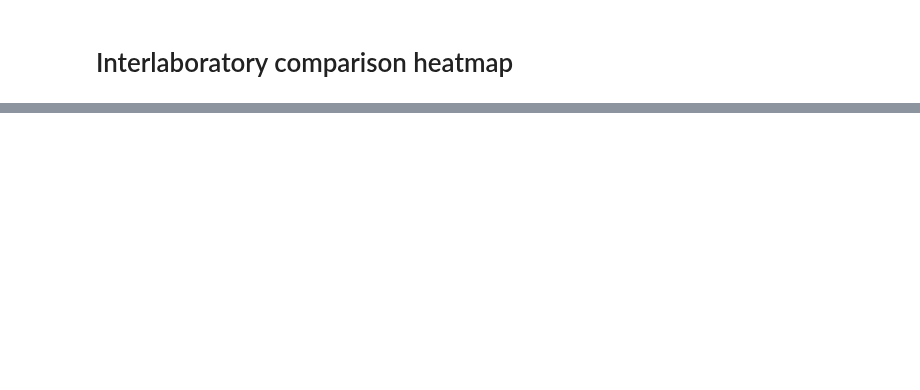
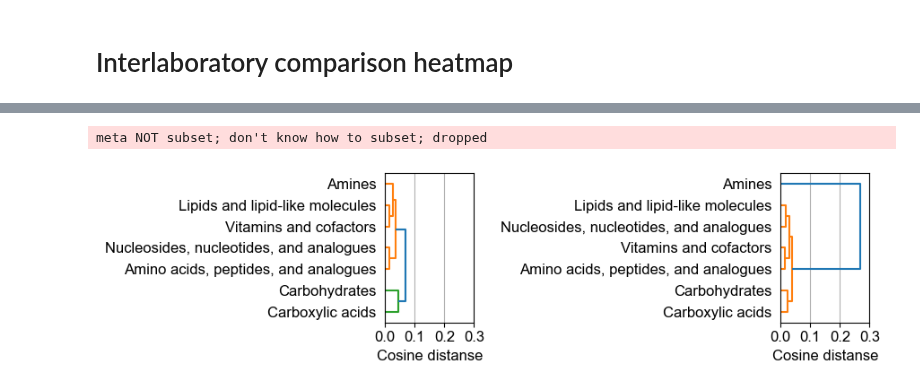
Before and after one commit to saharuka/metabolite_detectability, a Jupyter notebook: interlaboratory_comparison/figure_5B_heatmap_new_version.ipynb, the cells around one changed output, grey strips where cells are left out. Drawn from its saved outputs; the diff is of its cells as text; code cells hidden in the pictures; blank space fills up the shorter version.

Commit message:
Heatmap with dendrogram
Former-commit-id: 5d8ecff63109f05cd53cd6e5c9ce3fbd7edbf39a

```diff
--- a/interlaboratory_comparison/figure_5B_heatmap_new_version.ipynb
+++ b/interlaboratory_comparison/figure_5B_heatmap_new_version.ipynb
@@ -154,0 +167,8 @@ for polarity in ['positive', 'negative']:
+# %%
+fname_pos = "heatmap_interlab_positive_Interlab_data_19Apr2023.csv"
+fname_neg = "heatmap_interlab_negative_Interlab_data_19Apr2023.csv"
+# %%
+plot_data_pos = pd.read_csv(p_out / fname_pos, index_col='main_coarse_class')
+plot_data_pos.columns = [x.strip(" positive") for x in plot_data_pos.columns]
+plot_data_neg = pd.read_csv(p_out / fname_neg, index_col='main_coarse_class')
+plot_data_neg.columns = [x.strip(" negative") for x in plot_data_neg.columns]
@@ -154,0 +188,36 @@ for polarity in ['positive', 'negative']:
+# %%
+# Compute dendrogram for neg mode
+row_distances_neg = pdist(plot_data_neg.values, metric='cosine')
+row_linkage_neg = linkage(row_distances_neg, method='average')
+row_linkage_neg
+
+# I rotated some nodes without changing connectivity
+row_linkage_neg_rot = [[ 6.        ,  1.        ,  0.01402899,  2.        ],
+       [ 4.        ,  5.        ,  0.01716977,  2.        ],
+       [ 2.        ,  3.        ,  0.02454745,  2.        ],
+       [ 8.        ,  7.        ,  0.03069281,  4.        ],
+       [ 10.        , 9.        ,  0.04037617,  6.        ],
+       [ 0.        , 11.        ,  0.2695747 ,  7.        ]]
+# %%
+fig, ax = plt.subplots(1, 2, sharex=True, figsize=(9,2.48))
+dendrogram(row_linkage_pos_rot, labels=plot_data_pos.index, orientation='right',
+                            ax=ax[0])
+dendrogram(row_linkage_neg_rot, labels=plot_data_neg.index, orientation='right',
+                            ax=ax[1])
+
+ax[0].invert_yaxis()
+ax[1].invert_yaxis()
+ax[0].set_xticks([0, 0.1, 0.2, 0.3])
+ax[1].set_xticks([0, 0.1, 0.2, 0.3])
+ax[0].grid(True, axis='x')
+ax[1].grid(True, axis='x')
+ax[0].set(xlabel = "Cosine distanse")
+ax[1].set_xlabel("Cosine distanse")
+
+fig.tight_layout()
+
+fig.savefig(p_out / f"Class dendrograms.png")
+fig.savefig(p_out/ f"Class dendrograms.pdf", transparent=True)
+# %% [output]
+meta NOT subset; don't know how to subset; dropped
+[figure, added]
```
Also changed, not shown: parts of 10 cells of this notebook, 18 other files.
